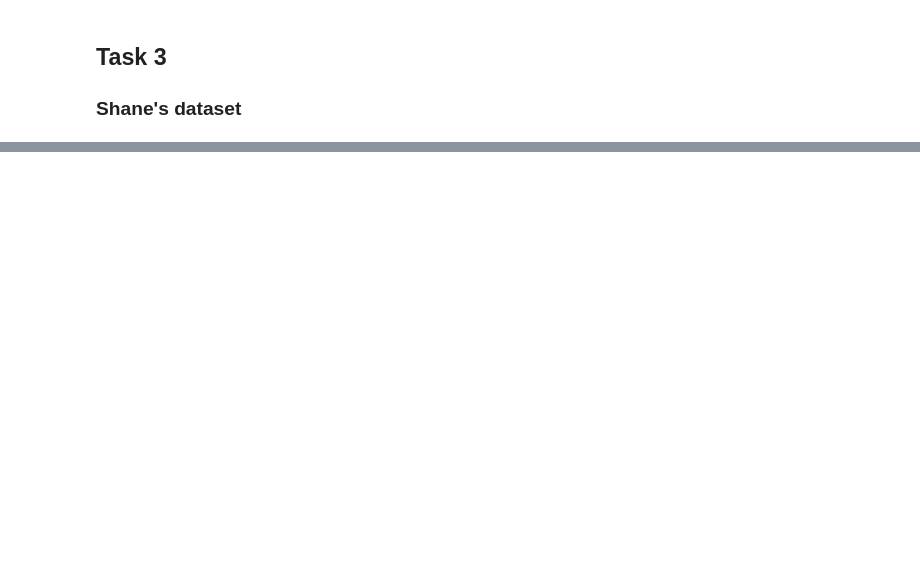
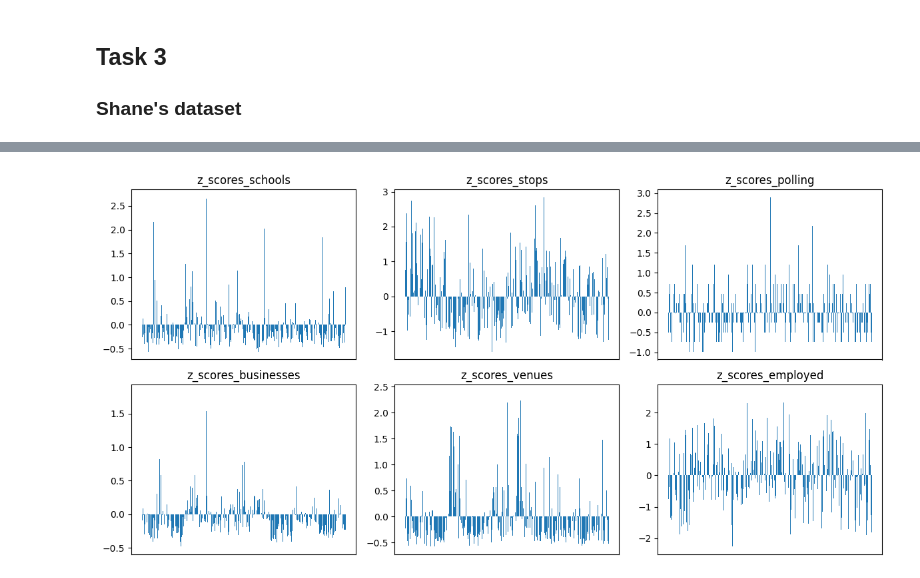
Before and after one commit to horeilly2021/Sydney-Analysis-Python-SQL, a Jupyter notebook: DATA2901_Assignment1.ipynb, the cells around one changed output, grey strips where cells are left out. Saved outputs shown, nothing was run; the diff lists cells and outputs as text; code cells hidden in the pictures; blank space fills up the shorter version.

```diff
--- a/DATA2901_Assignment1.ipynb
+++ b/DATA2901_Assignment1.ipynb
@@ -1061,0 +929,19 @@ Connected successfully.
+# %%
+"""
+Checking if z-scores have been fitted correctly
+"""
+
+z_score_columns = ['z_scores_schools', 'z_scores_stops', 'z_scores_polling',
+                   'z_scores_businesses', 'z_scores_venues', 'z_scores_employed']
+
+plt.figure(figsize=(12, 6))
+for i, column in enumerate(z_score_columns, 1):
+    plt.subplot(2, 3, i)
+    plt.bar(range(len(score_and_income)), score_and_income[column])
+    plt.title(column)
+    plt.xticks([])
+    plt.tight_layout()
+
+plt.show()
+# %% [output]
+[figure, added]
```
Also changed, not shown: parts of 40 cells of this notebook.
